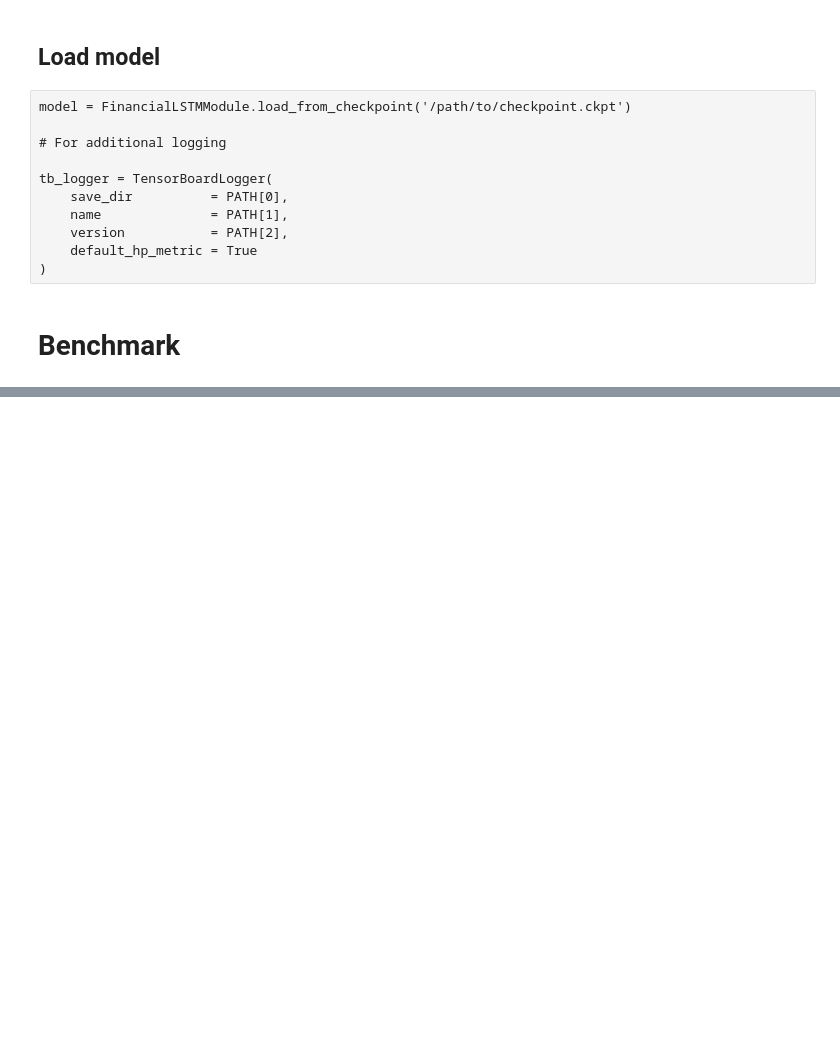
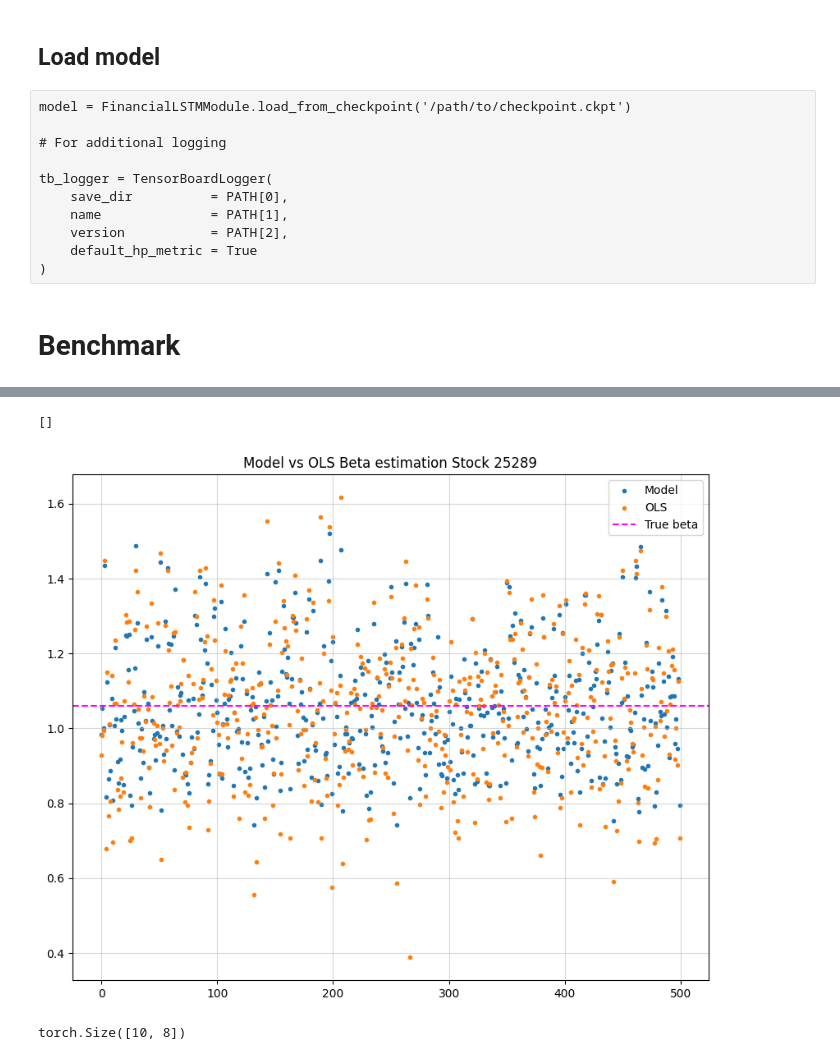
Before and after one commit to MarkoMiljkovic45/masters-thesis, a Jupyter notebook: Model_7_GNLL.ipynb, the cells around one changed output, grey strips where cells are left out. Drawn from its saved outputs; the diff is of its cells as text; code cells hidden in the pictures; blank space fills up the shorter version.

```diff
--- a/Model_7_GNLL.ipynb
+++ b/Model_7_GNLL.ipynb
@@ -84,9 +84,9 @@ class SyntheticLogReturnsDataset(Dataset):
         self.r_market = self._sample_distribution(t_total, mean=0.0003, std=0.0122)
 
         # Generate stock-specific parameters
-        self.alphas = torch.randn(self.n_stock) * 0.005
-        self.betas = torch.randn(self.n_stock) * 0.3 + 1.0
-        self.idio_vols = torch.rand(self.n_stock) * 0.015 + 0.005
+        self.alphas = torch.rand(self.n_stock) * 0.01 - 0.005      # alpha [-0.005, 0.005]
+        self.betas = torch.rand(self.n_stock) + 0.7                # beta  [   0.7, 1.7  ]
+        self.idio_vols = torch.rand(self.n_stock) * 0.015 + 0.005  # idio  [ 0.005, 0.02 ]
 
         # Generate stock returns: r_i,t = alpha_i + beta_i * r_market,t + epsilon_i,t
         systematic = self.alphas.unsqueeze(1) + self.betas.unsqueeze(1) * self.r_market.unsqueeze(0)
@@ -835,0 +951,30 @@ tb_logger.save()
+# %%
+i = torch.argmin(torch.Tensor(ols_summary['beta_loss']))
+# %%
+plt.figure(figsize=(10, 8))
+plt.title(f'Model vs OLS Beta estimation Stock {i}')
+
+dataset_idx = i // (config['N_STOCK'] * config['N_WINDOWS'])
+stock_idx   = i // config['N_WINDOWS'] % config['N_STOCK']
+
+true_beta  = true_betas[dataset_idx, stock_idx]
+model_beta = model_summary['beta'][dataset_idx, :, stock_idx]
+ols_beta   = ols_summary['beta'][dataset_idx, :, stock_idx]
+
+sample = np.arange(len(model_beta))
+
+plt.scatter(sample, model_beta, label='Model', marker='.')
+plt.scatter(sample, ols_beta, label='OLS', marker='.')
+plt.axhline(true_beta, color='magenta', linestyle='--', label='True beta')
+
+plt.legend()
+plt.grid(alpha=0.5)
+
+plt.plot()
+# %% [output]
+[]
+[figure, added]
+# %%
+true_betas.shape
+# %% [output]
+torch.Size([10, 8])
```
Also changed, not shown: parts of 26 cells of this notebook, 12 other files.
